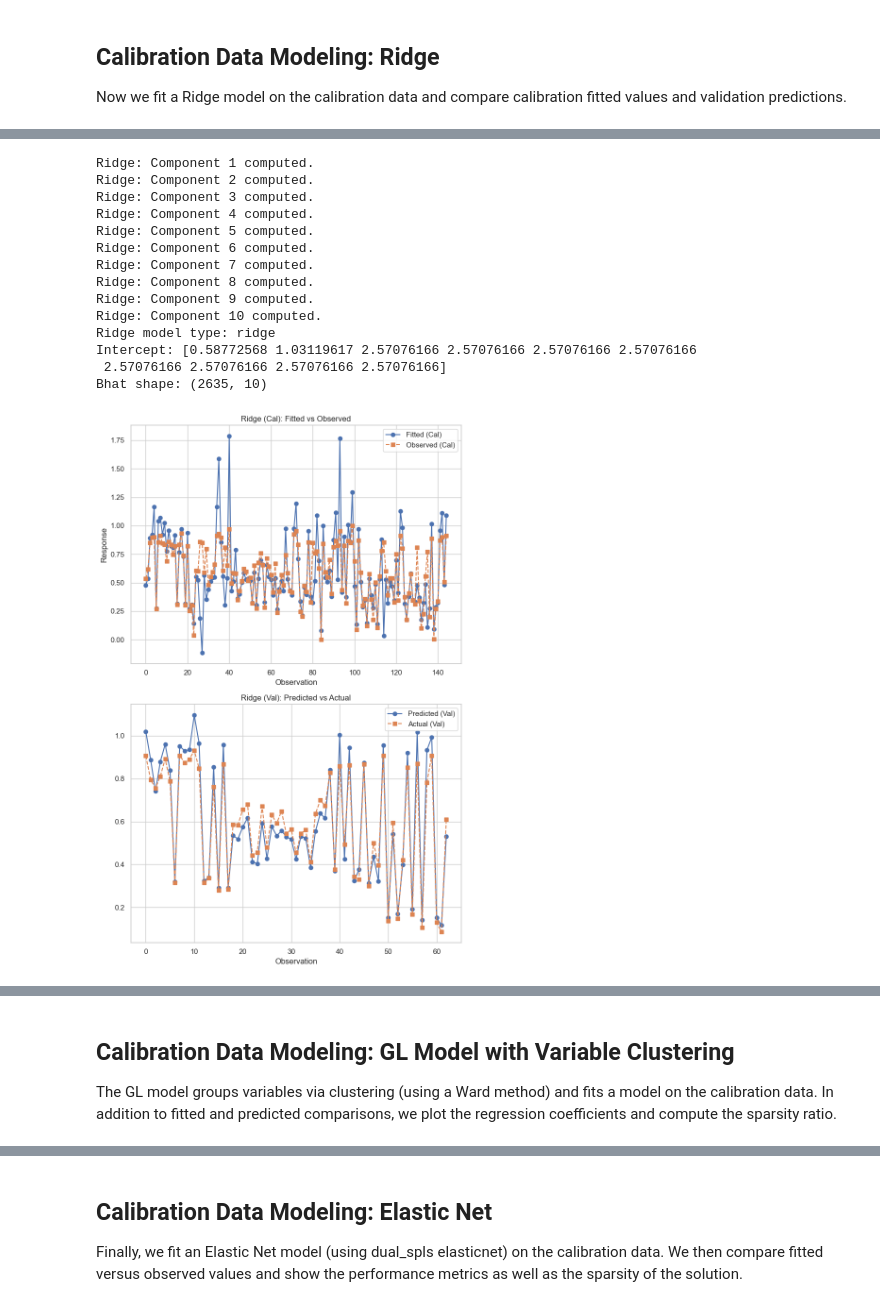
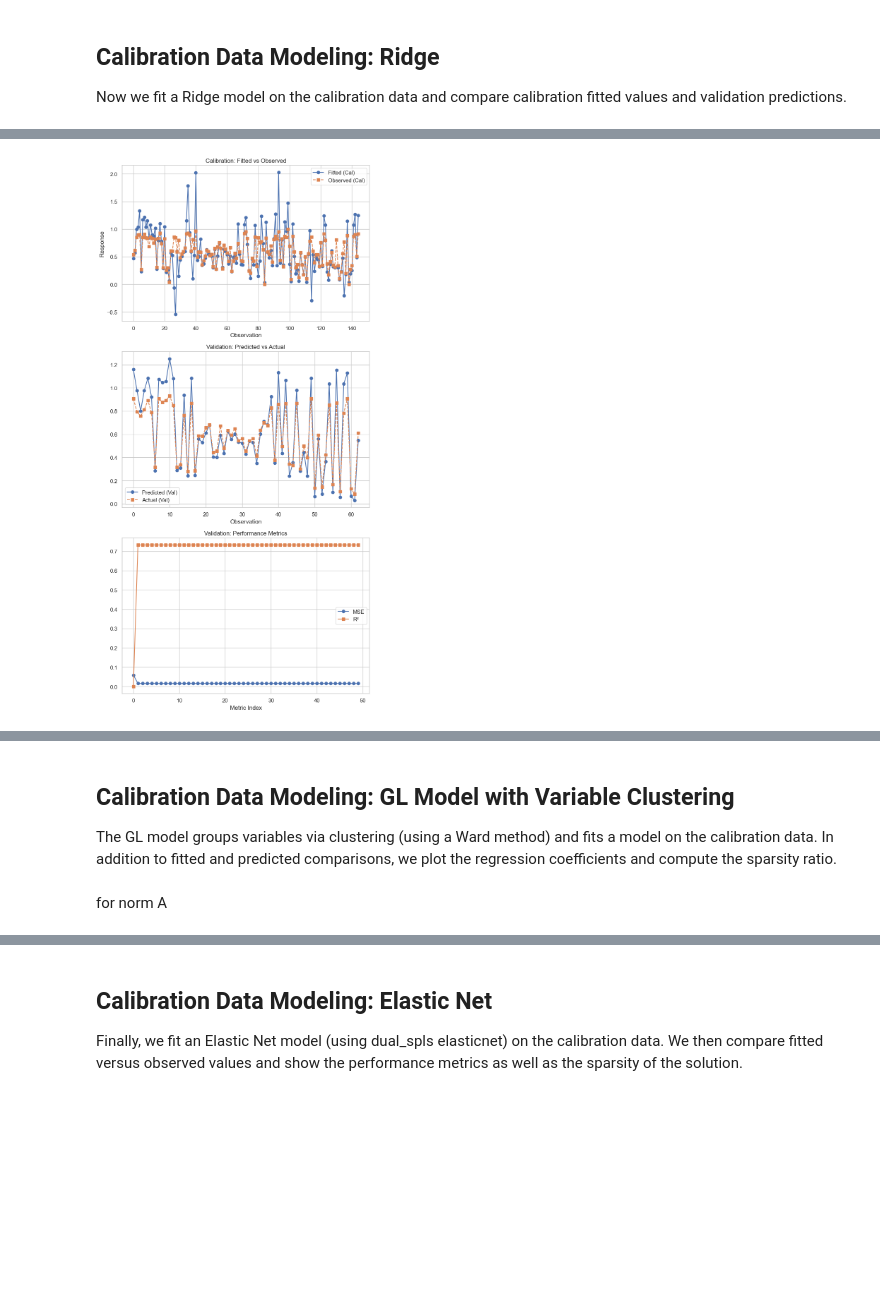
Before and after one commit to marouanetalaa/Dual-sPLS, a Jupyter notebook: Dual-sPLS_Demo.ipynb, the cells around one changed output, grey strips where cells are left out. Cells and saved outputs as stored; diff of their text form; code cells hidden in the pictures; blank space fills up the shorter version.

```diff
--- a/Dual-sPLS_Demo.ipynb
+++ b/Dual-sPLS_Demo.ipynb
@@ -198,3 +273,20 @@ Bhat shape: (2635, 3)
 ## Calibration Data Modeling: Ridge
 
 Now we fit a Ridge model on the calibration data and compare calibration fitted values and validation predictions.
+# %%
+# Fit ridge model on calibration data
+ncp=50
+ppnu=[0.8,0.9,0.95,0.99]
+best_rmse=float('inf')
+best_np_ridge=0
+
+for ppnu_i in ppnu:
+    model_ridge_cal_i = d_spls_ridge(X_cal, y_cal, ncp=ncp, ppnu=ppnu_i, verbose=False)
+    idmin=np.argmin(d_spls_metric(model_ridge_cal_i,X_val,y_val)['MSE'])
+    min=d_spls_metric(model_ridge_cal_i,X_val,y_val)['MSE'][idmin]
+    if min<best_rmse:
+        model_ridge_cal=model_ridge_cal_i
+        best_np_ridge=idmin
+print("Cal ridge model type:", model_ridge_cal.get('type', 'unknown'))
+print("Intercept:", model_ridge_cal['intercept'])
+print("Bhat shape:", model_ridge_cal['Bhat'].shape)
@@ -201,54 +305,31 @@ Now we fit a Ridge model on the calibration data and compare calibration fitted
 # %%
-# Fit Ridge model on calibration data
-model_ridge = d_spls_ridge(X_cal, y_cal, ncp=10, ppnu=0.7, verbose=True)
-print("Ridge model type:", model_ridge.get('type', 'unknown'))
-print("Intercept:", model_ridge['intercept'])
-print("Bhat shape:", model_ridge['Bhat'].shape)
+fig, axes = plt.subplots(3, 1, figsize=(8, 16))
 
-fig, axes = plt.subplots(2, 1, figsize=(8, 12))
-
-# Top: Calibration fitted vs observed
-axes[0].plot(model_ridge['fitted_values'].T[-1], label='Fitted (Cal)', marker='o')
+# Top: Fitted vs observed on calibration
+axes[0].plot(model_ridge_cal['fitted_values'].T[best_np_ridge], label='Fitted (Cal)', marker='o')
 axes[0].plot(y_cal, label='Observed (Cal)', marker='s', linestyle='--')
-axes[0].set_title('Ridge (Cal): Fitted vs Observed')
+axes[0].set_title('Calibration: Fitted vs Observed')
 axes[0].set_xlabel('Observation')
 axes[0].set_ylabel('Response')
 axes[0].legend()
 
-# Bottom: Validation predictions
-y_new = d_spls_predict(model_ridge, X_val).T[-1]
+# Middle: Predicted on validation
+y_new = d_spls_predict(model_ridge_cal, X_val).T[best_np_ridge]
 axes[1].plot(y_new, label='Predicted (Val)', marker='o')
 axes[1].plot(y_val, label='Actual (Val)', marker='s', linestyle='--')
-axes[1].set_title('Ridge (Val): Predicted vs Actual')
+axes[1].set_title('Validation: Predicted vs Actual')
 axes[1].set_xlabel('Observation')
 axes[1].legend()
 
+# Bottom: Performance Metrics
+metrics = d_spls_metric(model_ridge_cal, X_val, y_val)
+axes[2].plot(metrics['MSE'], label='MSE', marker='o')
+axes[2].plot(metrics['R2'], label='R²', marker='s')
+axes[2].set_title('Validation: Performance Metrics')
+axes[2].set_xlabel('Metric Index')
+axes[2].legend()
+
 plt.tight_layout()
-plt.show();
-
-# Performance metrics for Ridge
-metrics = d_spls_metric(model_ridge, X_val, y_val)
-plt.figure(figsize=(8, 5))
-plt.plot(metrics['MSE'], label='MSE', marker='o')
-plt.plot(metrics['R2'], label='R²', marker='s')
-plt.title('Ridge: Performance Metrics (Validation)')
-plt.xlabel('Metric Index')
-plt.legend()
-plt.tight_layout()
-plt.show();
+plt.show()
 # %% [output]
-Ridge: Component 1 computed.
-Ridge: Component 2 computed.
-Ridge: Component 3 computed.
-Ridge: Component 4 computed.
-Ridge: Component 5 computed.
-Ridge: Component 6 computed.
-Ridge: Component 7 computed.
-Ridge: Component 8 computed.
-Ridge: Component 9 computed.
-Ridge: Component 10 computed.
-Ridge model type: ridge
-Intercept: [0.58772568 1.03119617 2.57076166 2.57076166 2.57076166 2.57076166
- 2.57076166 2.57076166 2.57076166 2.57076166]
-Bhat shape: (2635, 10)
-[figure, old version]
+[figure, new version]
@@ -257,3 +337,5 @@ Bhat shape: (2635, 10)
 ## Calibration Data Modeling: GL Model with Variable Clustering
 
 The GL model groups variables via clustering (using a Ward method) and fits a model on the calibration data. In addition to fitted and predicted comparisons, we plot the regression coefficients and compute the sparsity ratio.
+# %% [markdown]
+for norm A
```
Also changed, not shown: parts of 21 cells of this notebook.
